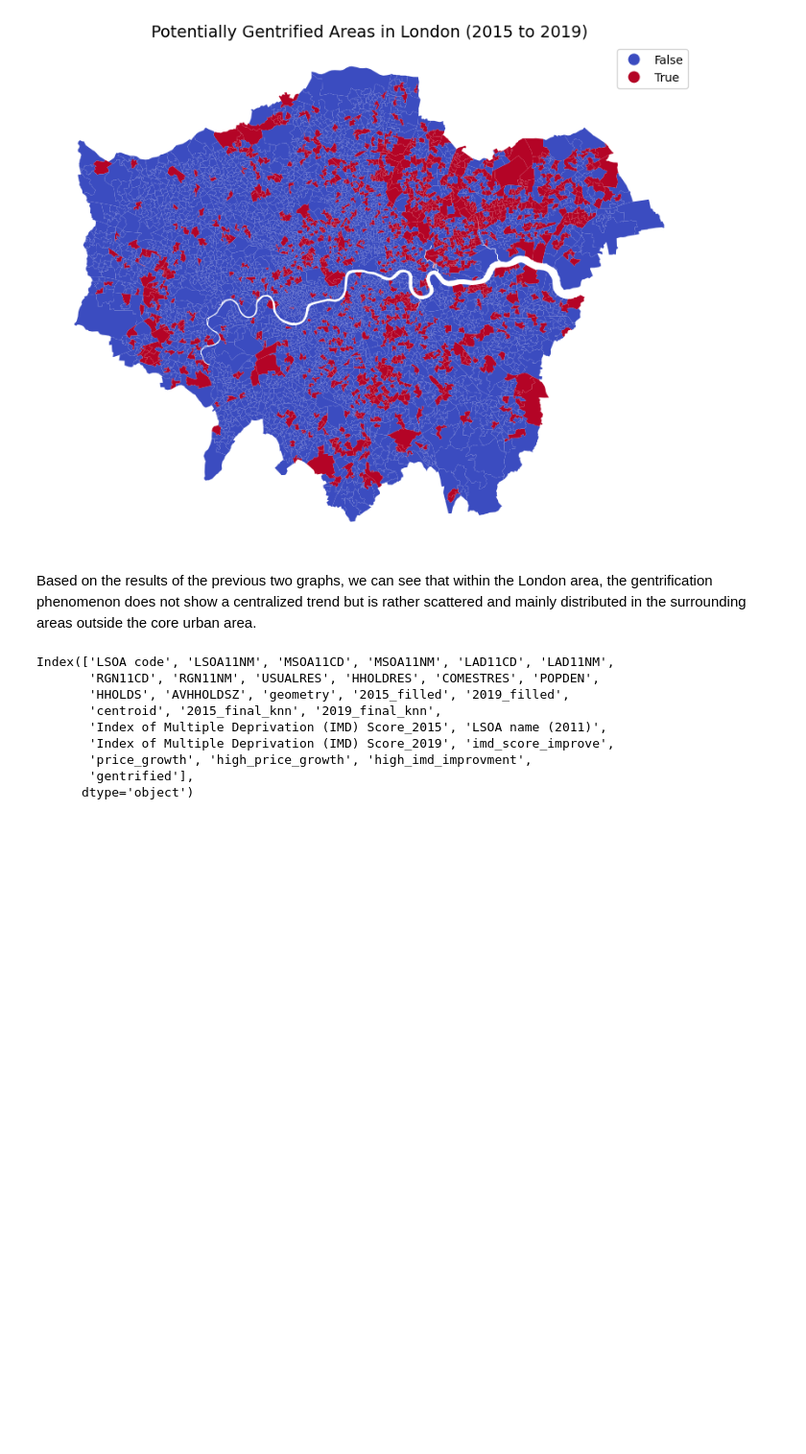
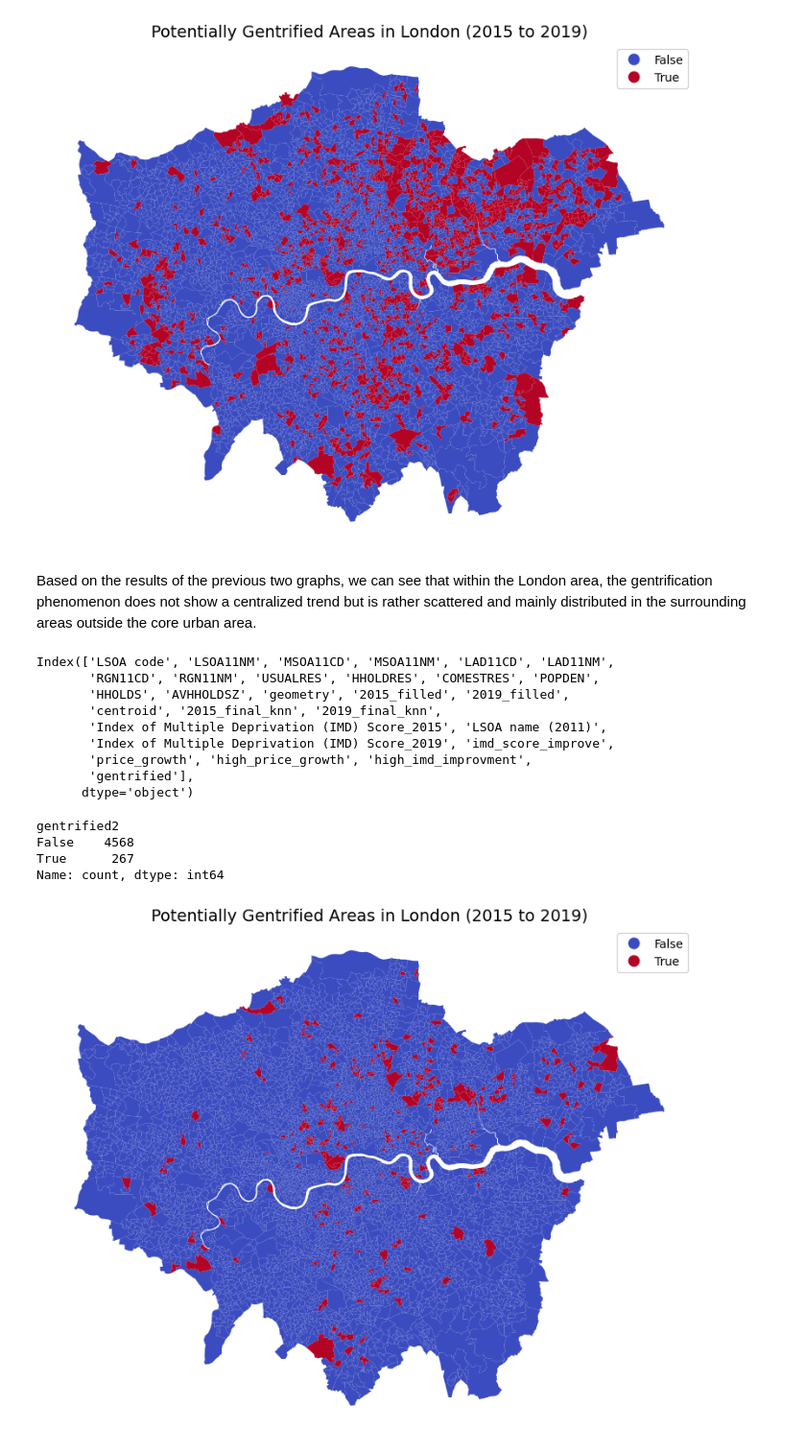
Before and after one commit to meimao76/housing_feature_gentrification, a Jupyter notebook: gentri_datacleaning.ipynb, the cells around one changed output. Shown at 96% size. Drawn from its saved outputs; the diff is of its cells as text; code cells hidden in the pictures; blank space fills up the shorter version.

```diff
--- a/gentri_datacleaning.ipynb
+++ b/gentri_datacleaning.ipynb
@@ -633,3 +633,21 @@ columns_to_keep = ['LSOA code', 'LSOA11NM', 'geometry',
 london_gentri_labeled = london_all_filled[columns_to_keep]
 # %%
 london_gentri_labeled.to_file("data/gentri_data/london_gentri_labeled.shp")
+# %%
+# trying for the top 25%
+
+price_growth_75 = london_all_filled['price_growth'].quantile(0.75)
+imd_improve_75 = london_all_filled['imd_score_improve'].quantile(0.75)
+
+# add labels for top 25%
+london_all_filled['25_price_growth'] = london_all_filled['price_growth'] > price_growth_75
+london_all_filled['25_imd_improvement'] = london_all_filled['imd_score_improve'] > imd_improve_75
+
+# specific gentrified
+london_all_filled['gentrified2'] = london_all_filled['25_price_growth'] & london_all_filled['25_imd_improvement']
+london_all_filled['gentrified2'].value_counts()
+# %% [output]
+gentrified2
+False    4568
+True      267
+Name: count, dtype: int64
@@ -635,0 +660,9 @@ london_gentri_labeled.to_file("data/gentri_data/london_gentri_labeled.shp")
+# %%
+# show gentrified areas in map
+fig, ax = plt.subplots(figsize=(10, 10))
+london_all_filled.plot(column='gentrified2', cmap='coolwarm', legend=True, ax=ax)
+ax.set_title("Potentially Gentrified Areas in London (2015 to 2019)", fontsize=14)
+ax.axis('off')
+plt.show()
+# %% [output]
+[figure, added]
```
Also changed, not shown: parts of 1 cell of this notebook, 2 other files.
